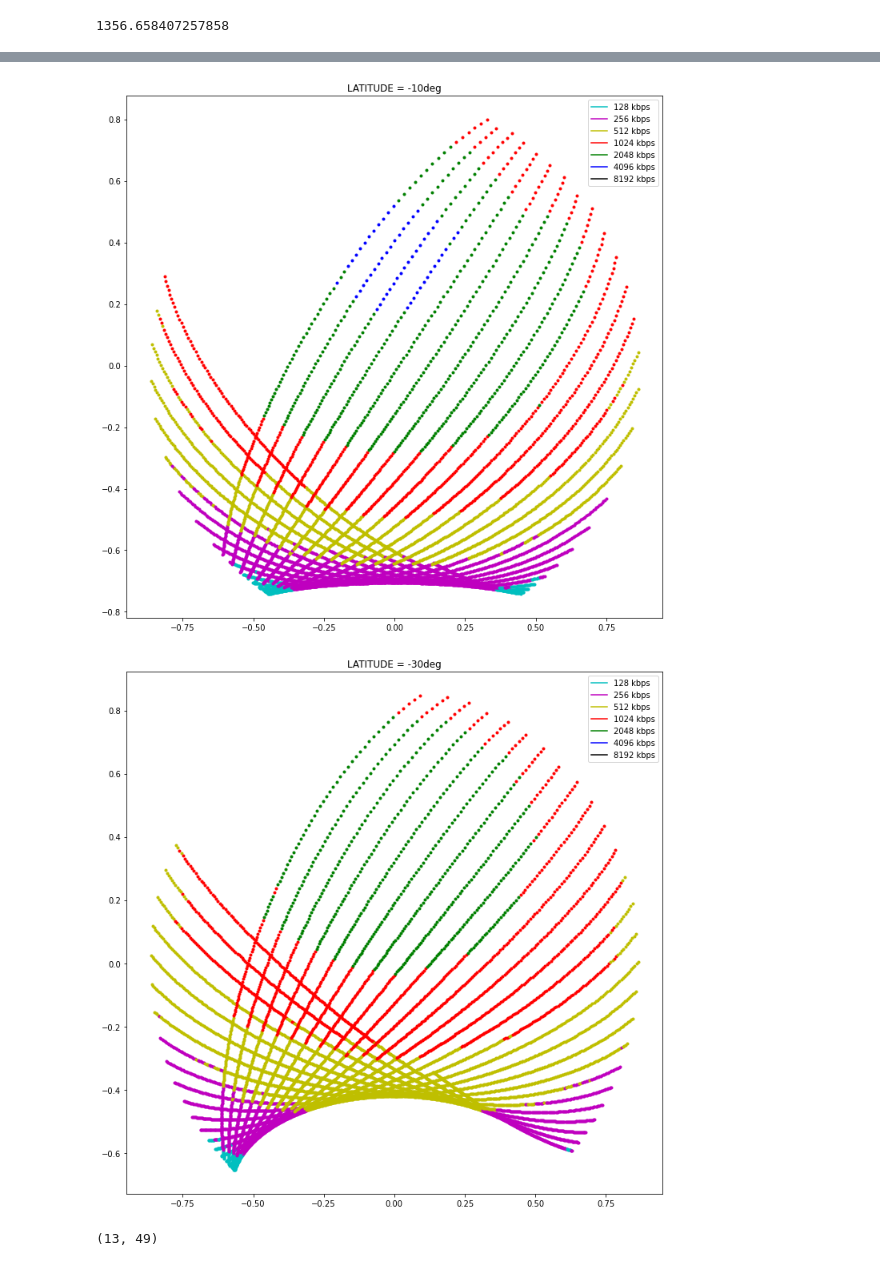
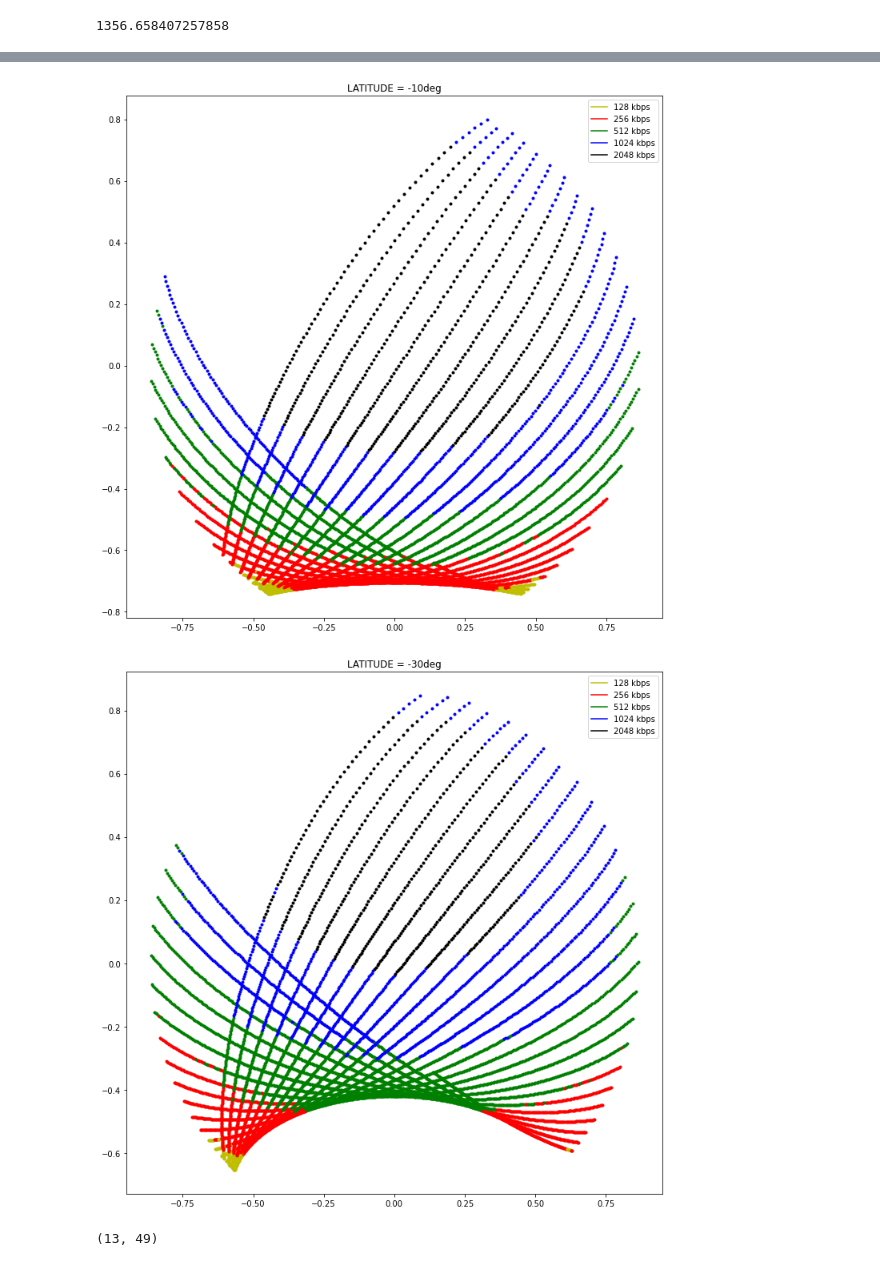
Before and after one commit to lusee-night/notebooks, a Jupyter notebook: transfer_rates/transfer_rates.ipynb, the cells around one changed output, grey strips where cells are left out. Saved outputs shown, nothing was run; the diff lists cells and outputs as text; code cells hidden in the pictures.

```diff
--- a/transfer_rates/transfer_rates.ipynb
+++ b/transfer_rates/transfer_rates.ipynb
@@ -91,7 +91,7 @@ def get_rate (distance_km, alt_deg, demod_marg = 3):
     pw2 = 5
     while True:
         try_demod, try_rate = demodulation(distance_km,pw2,extra_gain)
-        if try_demod < demod_marg:
+        if (try_demod < demod_marg) or (pw2==12):
             break
         pw2+=1
         rate = try_rate
@@ -175,7 +161,7 @@ for lat, trans, alt, az, dist in zip(latitude, transits, alt_deg, az_deg, dist_k
         continue
 
     print (lat)
-    clrs='cmyrgbk'
+    clrs='yrgbk'
     plt.figure(figsize=(12,12))
     for cc, (ti, tf) in enumerate(trans):
         clr = clrs[cc%len(clrs)]
@@ -201,5 +187,5 @@ for lat, trans, alt, az, dist in zip(latitude, transits, alt_deg, az_deg, dist_k
-[figure, old version]
+[figure, new version]
-[figure, old version]
+[figure, new version]
 # %%
 ## first plot some transit shape
 results = []
```
Also changed, not shown: parts of 6 cells of this notebook, 1 other file.
